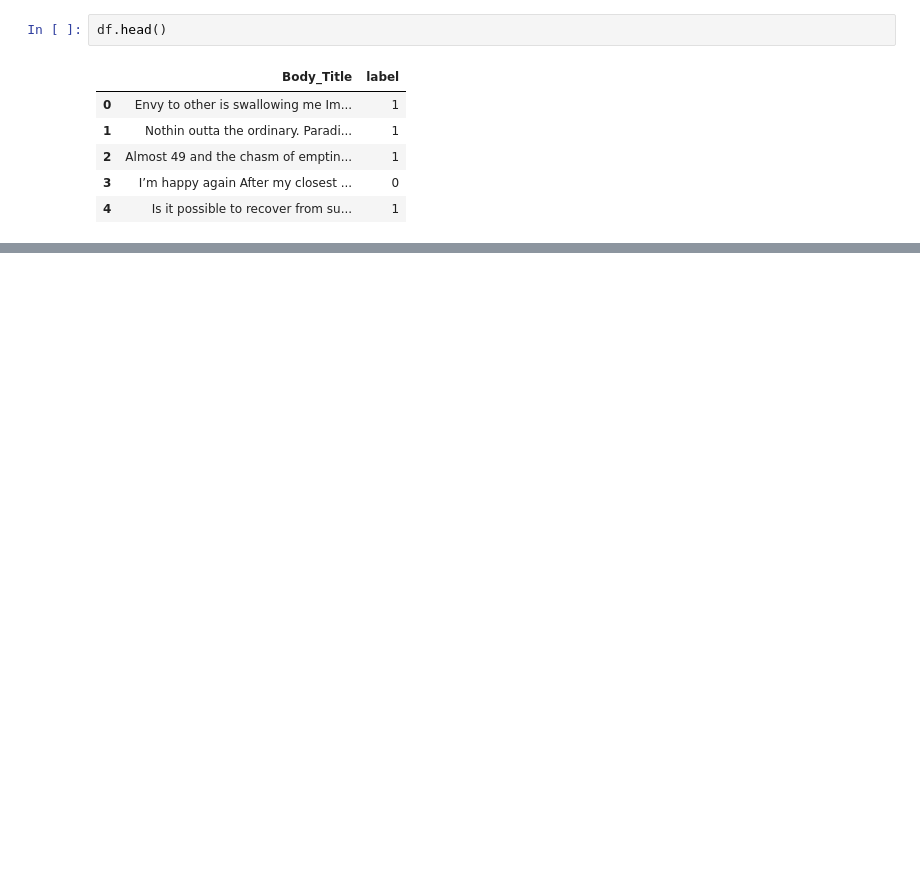
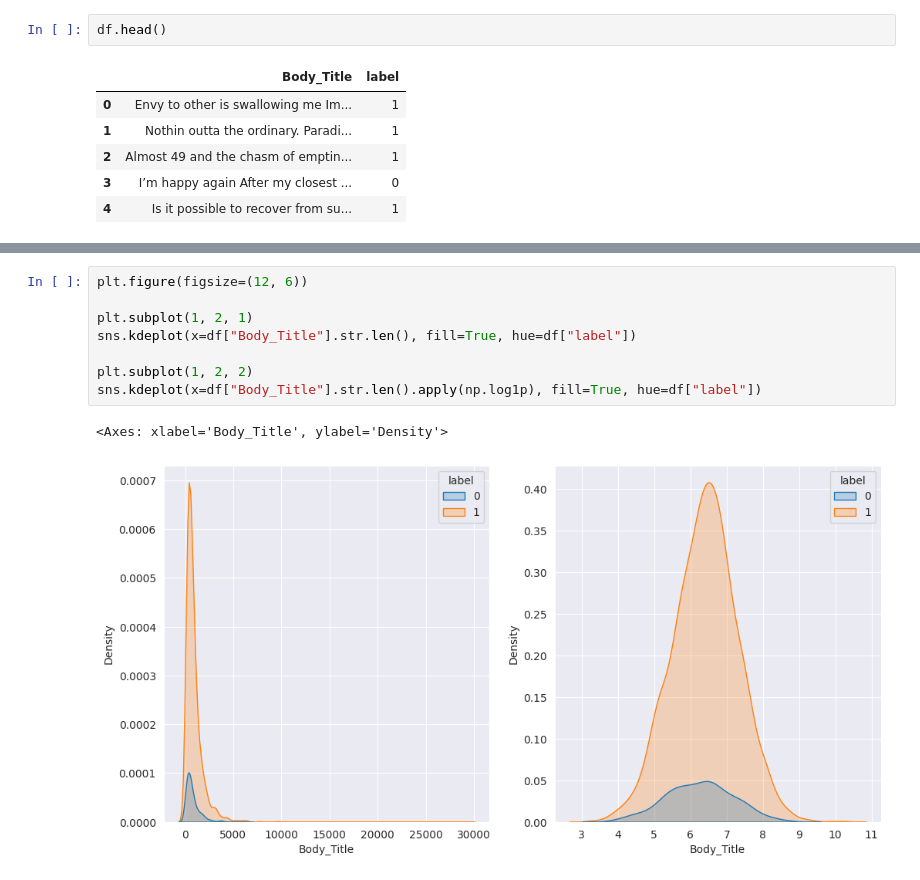
Before and after one commit to JordanMarcelino/dicoding-ml-terapan, a Jupyter notebook: submission-1/stress-detection.ipynb, the cells around one changed output, grey strips where cells are left out. Drawn from its saved outputs; the diff is of its cells as text; blank space fills up the shorter version.

```diff
--- a/submission-1/stress-detection.ipynb
+++ b/submission-1/stress-detection.ipynb
@@ -27,0 +88,11 @@ df.head()
+# %%
+plt.figure(figsize=(12, 6))
+
+plt.subplot(1, 2, 1)
+sns.kdeplot(x=df["Body_Title"].str.len(), fill=True, hue=df["label"])
+
+plt.subplot(1, 2, 2)
+sns.kdeplot(x=df["Body_Title"].str.len().apply(np.log1p), fill=True, hue=df["label"])
+# %% [output]
+<Axes: xlabel='Body_Title', ylabel='Density'>
+[figure, added]
```
Also changed, not shown: parts of 27 cells of this notebook, 2 other files.
